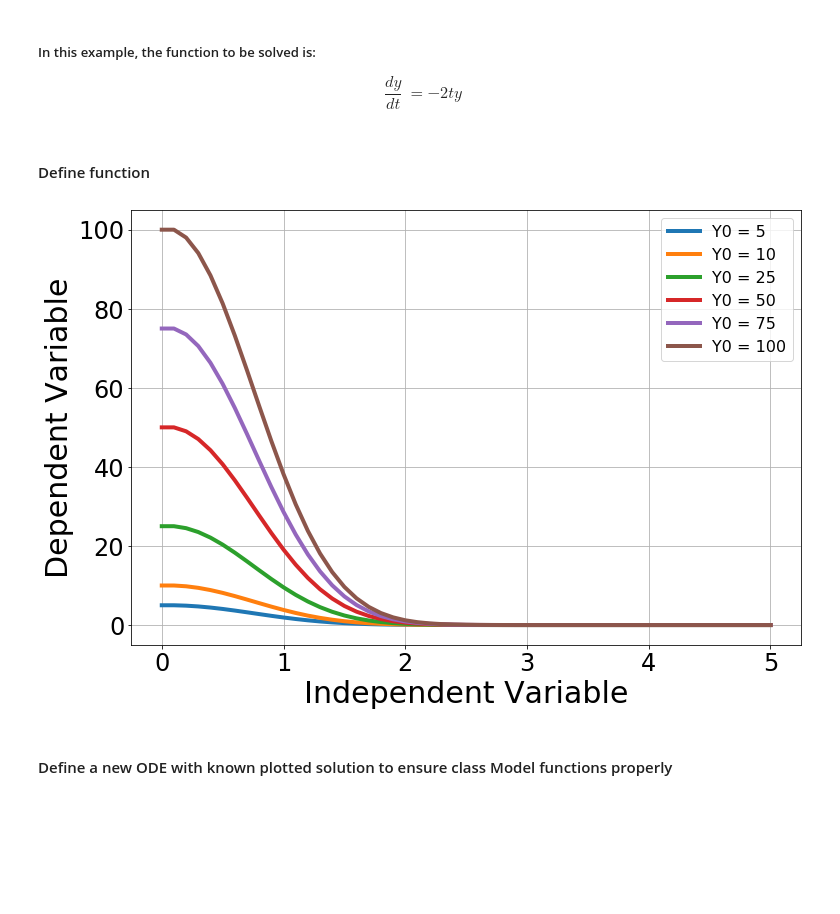
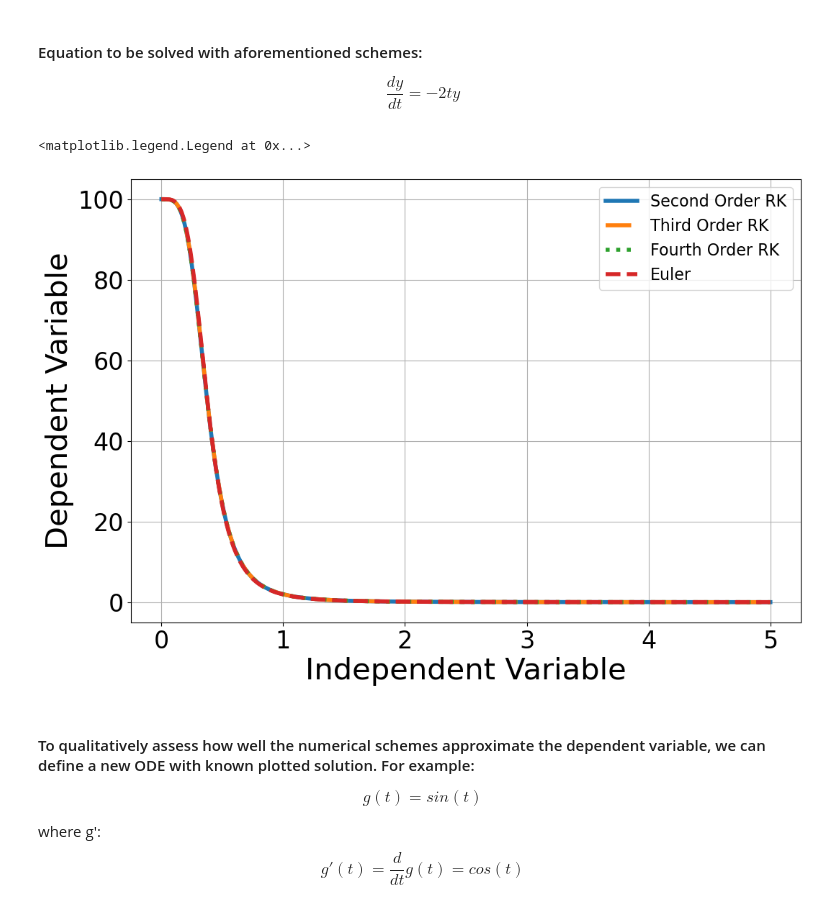
Before and after one commit to alexandrosmak/Numerical-Methods, a Jupyter notebook: Forward Euler Method.ipynb, the cells around one changed output. Saved outputs shown, nothing was run; the diff lists cells and outputs as text; code cells hidden in the pictures; blank space fills up the shorter version.

```diff
--- a/Forward Euler Method.ipynb
+++ b/Forward Euler Method.ipynb
@@ -9,7 +13,7 @@ y_{n+1} = y_{n} + h\frac{dy}{dt}\ (y_{n},t_{n})
 $$
 # %%
 class Model: # Define class
-    def euler(self, f, Y0, tstop, tstart, h):  # Define function used for forward euler method and respective arguments
+    def forwardeuler(self, f, Y0, tstop, tstart, h):  # Define function used for forward euler method and respective arguments
         # User needs to bind the class atrributes with the specified arguments , self
         # command enables the automated binding of instances with the given arguments
 
@@ -32,31 +176,51 @@ class Model: # Define class
 # %% [markdown]
-##### In this example, the function to be solved is:
+#### Equation to be solved with aforementioned schemes:
+
 $$
-\frac{dy}{dt}\ = -2ty
+\frac{dy}{dt} = -2ty
 $$
-# %% [markdown]
-#### Define function
 # %%
 def f(y , t): # Define function to be solved
-    dydt = - 2 * t * y # Define function's equation form
+    dydt = - 2 * t **3 * y ** 2# Define function's equation form
     return dydt # send the equation form back to the caller
 # %%
+
 plt.figure(figsize = (12,8))
 plt.ylabel('Dependent Variable', fontsize = 30) # to show axis labels and to determine fontsize
 plt.xlabel('Independent Variable', fontsize = 30) # to show axis labels and to determine fontsize
 plt.xticks(fontsize = 24) # change fontsize of values in x-axis
 plt.yticks(fontsize = 24) # change fontsize of values in y-axis
 plt.grid(True) # to show grid on the plot
 
-for Y0 in [5, 10, 25, 50, 75, 100]: # Specify desired initial condition y[0]=Y0
-    MyClass = Model() # initialize class
-    y , t = MyClass.euler(f, Y0, 5, 0, 0.1) # Calls desired function from MyClass
+Y0 = 100 # Specify desired initial condition y[0]=Y0
 
-    plt.plot(t ,y , linewidth = 4, label =f'Y0 = {Y0}') # Plots numerical solutions obtained by forward Euler method
-    plt.legend(loc = 'best',  prop={'size': 16}) # To show which line corresponds to which label (thus YO)
+MyClass = RungeKutta() # initialize class
+
+y_2RK , t_2RK = MyClass.second(f, Y0, 5, 0, 0.01) # Calls desired function from MyClass
+y_3RK , t_3RK = MyClass.third(f, Y0, 5, 0, 0.01) # Calls desired function from MyClass
+y_4RK , t_4RK = MyClass.fourth(f, Y0, 5, 0, 0.01) # Calls desired function from MyClass
+
+MyClass = Model()
+y_euler , t_euler = MyClass.forwardeuler(f, Y0, 5, 0, 0.01)
+
+plt.plot(t_2RK , y_2RK , linewidth = 4, linestyle = 'solid', label = 'Second Order RK') # Plots numerical solutions obtained by Runge-Kutta's method
+plt.plot(t_3RK , y_3RK , linewidth = 4, linestyle = 'dashdot', label = 'Third Order RK') # Plots numerical solutions obtained by Runge-Kutta's method
+plt.plot(t_4RK , y_4RK , linewidth = 4, linestyle = 'dotted', label = 'Fourth Order RK') # Plots numerical solutions obtained by Runge-Kutta's method
+plt.plot(t_euler , y_euler , linewidth = 4, linestyle = 'dashed', label = 'Euler') # Plots numerical solutions obtained by forward Euler method
+plt.legend(loc = 'best',  prop={'size': 16}) # To show which line corresponds to which label (thus YO)
 # %% [output]
+<matplotlib.legend.Legend at 0x...>
-[figure, old version]
+[figure, new version]
-# %% [markdown]
-####   Define a new ODE with known plotted solution to ensure class Model functions properly
+# %% [markdown]
+#### To qualitatively assess how well the numerical schemes approximate the dependent variable, we can define a new ODE with known plotted solution. For example:
+
+$$
+g(t) = sin(t)
+$$
+
+where g':
+$$
+g'(t) = \frac{d}{dt}g(t) = cos(t)
+$$
 # %%
 def g(y , t): # Defines ODE to be solved
```
Also changed, not shown: parts of 9 cells of this notebook.
